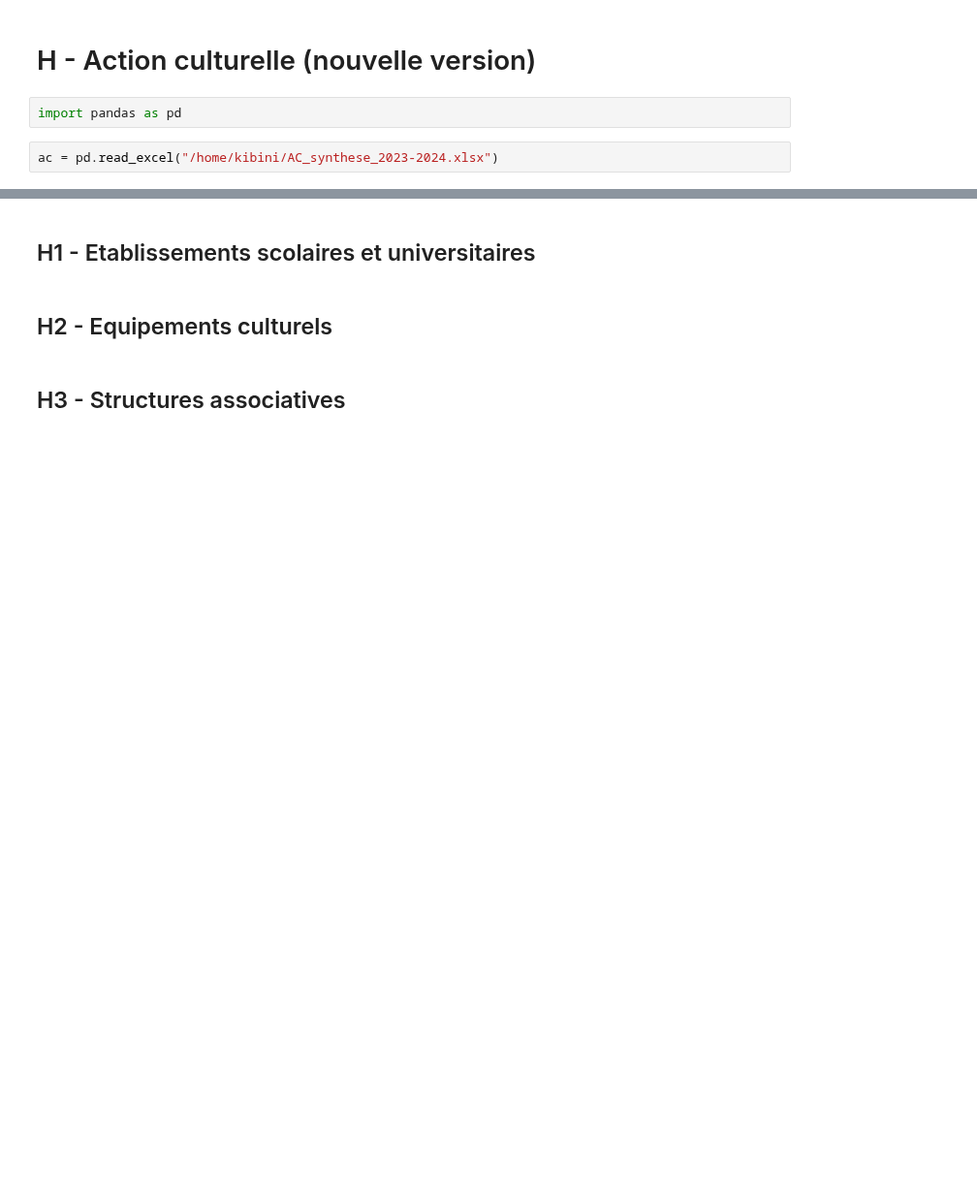
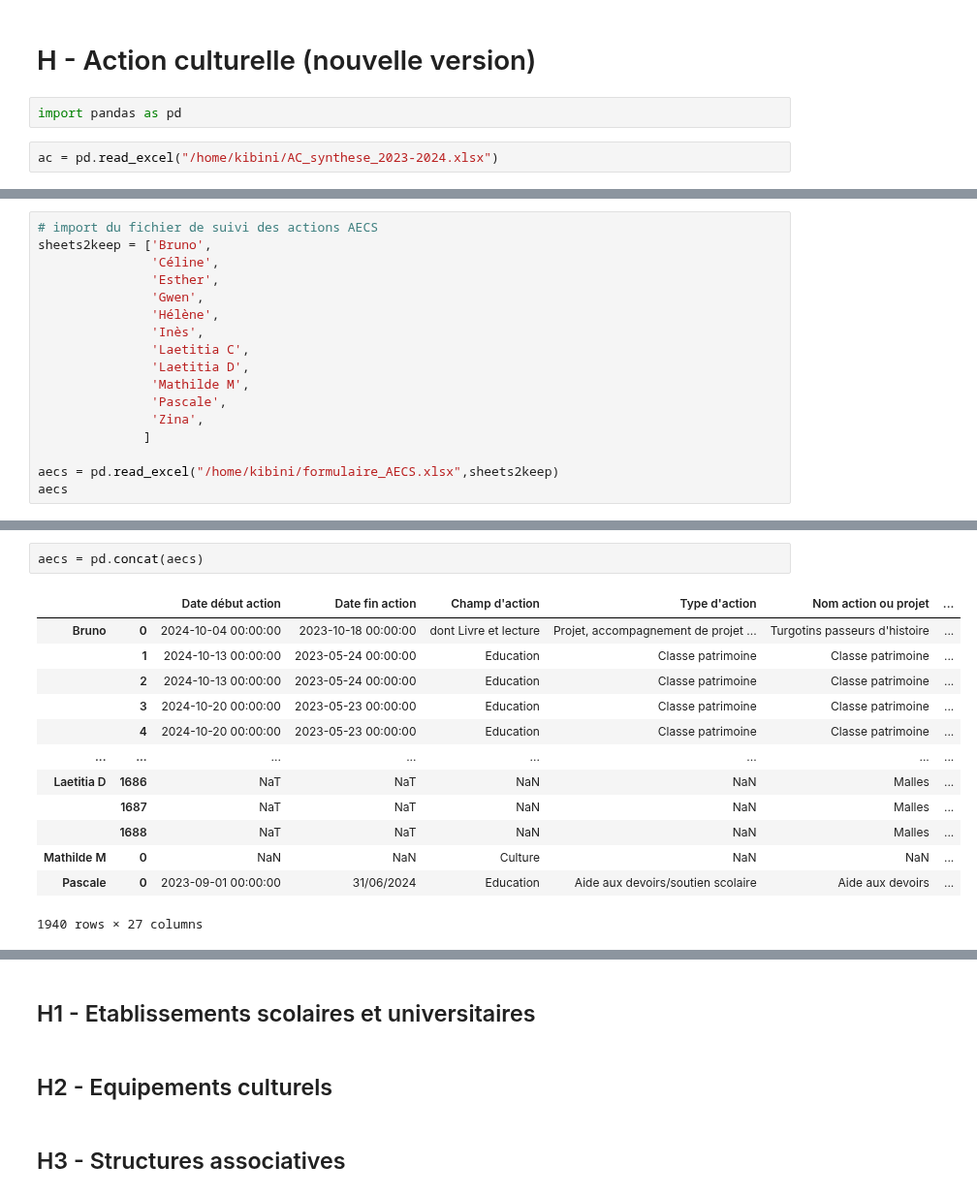
Before and after one commit to medrbx/kibini2, a Jupyter notebook: kibini/notebook_sll.ipynb, the cells around one changed output, grey strips where cells are left out. Shown at 97% size. Drawn from its saved outputs; the diff is of its cells as text; blank space fills up the shorter version.

```diff
--- a/kibini/notebook_sll.ipynb
+++ b/kibini/notebook_sll.ipynb
@@ -965,0 +987,17 @@ dico_sll_h4 = {Atelier,
+# %%
+# import du fichier de suivi des actions AECS
+sheets2keep = ['Bruno',
+               'Céline',
+               'Esther',
+               'Gwen',
+               'Hélène',
+               'Inès',
+               'Laetitia C',
+               'Laetitia D',
+               'Mathilde M',
+               'Pascale',
+               'Zina',
+              ]
+
+aecs = pd.read_excel("/home/kibini/formulaire_AECS.xlsx",sheets2keep)
+aecs
@@ -965,0 +1022,16 @@ dico_sll_h4 = {Atelier,
+# %%
+aecs = pd.concat(aecs)
+# %% [output]
+|  |  | Date début action | Date fin action | Champ d'action | Type d'action | Nom action ou projet | ... |
+| Bruno | 0 | 2024-10-04 00:00:00 | 2023-10-18 00:00:00 | dont Livre et lecture | Projet, accompagnement de projet ... | Turgotins passeurs d'histoire | ... |
+|  | 1 | 2024-10-13 00:00:00 | 2023-05-24 00:00:00 | Education | Classe patrimoine | Classe patrimoine | ... |
+|  | 2 | 2024-10-13 00:00:00 | 2023-05-24 00:00:00 | Education | Classe patrimoine | Classe patrimoine | ... |
+|  | 3 | 2024-10-20 00:00:00 | 2023-05-23 00:00:00 | Education | Classe patrimoine | Classe patrimoine | ... |
+|  | 4 | 2024-10-20 00:00:00 | 2023-05-23 00:00:00 | Education | Classe patrimoine | Classe patrimoine | ... |
+| ... | ... | ... | ... | ... | ... | ... | ... |
+| Laetitia D | 1686 | NaT | NaT | NaN | NaN | Malles | ... |
+|  | 1687 | NaT | NaT | NaN | NaN | Malles | ... |
+|  | 1688 | NaT | NaT | NaN | NaN | Malles | ... |
+| Mathilde M | 0 | NaN | NaN | Culture | NaN | NaN | ... |
+| Pascale | 0 | 2023-09-01 00:00:00 | 31/06/2024 | Education | Aide aux devoirs/soutien scolaire | Aide aux devoirs | ... |
+1940 rows × 27 columns
```
Also changed, not shown: parts of 14 cells of this notebook, 1 other file.
